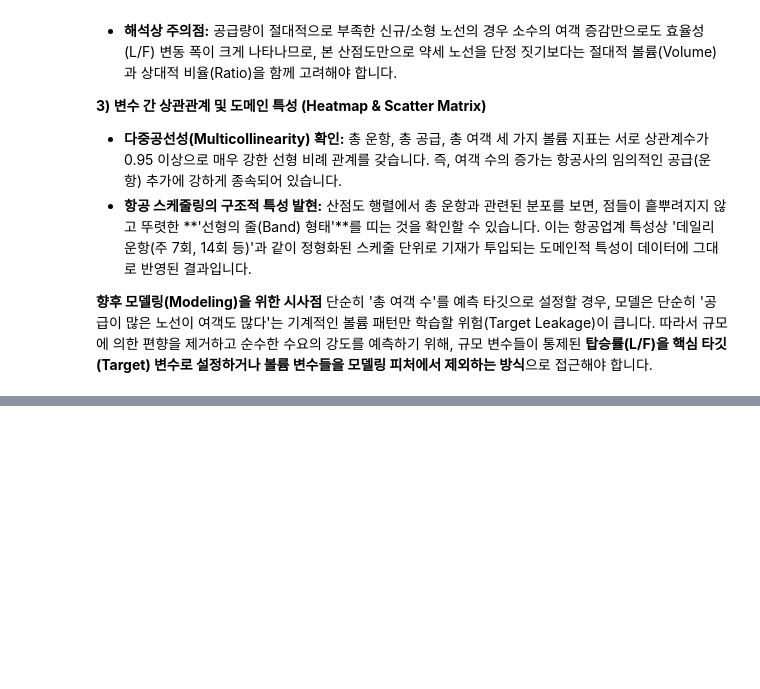
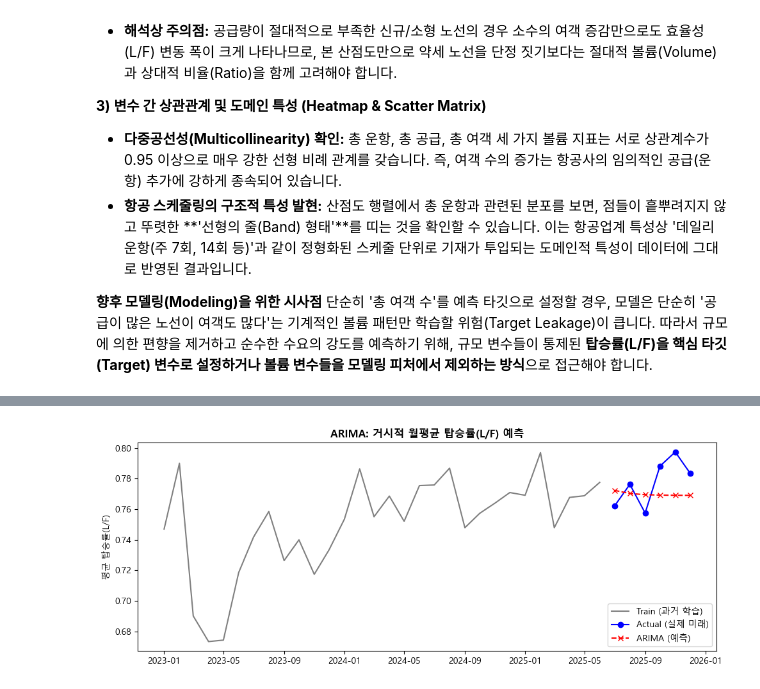
Before and after one commit to KM-DA/Data-Analysis, a Jupyter notebook: eda/eda.ipynb, the cells around one changed output, grey strips where cells are left out. Saved outputs shown, nothing was run; the diff lists cells and outputs as text; code cells hidden in the pictures; blank space fills up the shorter version.

Commit message:
modeling assess

```diff
--- a/eda/eda.ipynb
+++ b/eda/eda.ipynb
@@ -142,3 +142,101 @@ plt.show()
 
 **향후 모델링(Modeling)을 위한 시사점**
 단순히 '총 여객 수'를 예측 타깃으로 설정할 경우, 모델은 단순히 '공급이 많은 노선이 여객도 많다'는 기계적인 볼륨 패턴만 학습할 위험(Target Leakage)이 큽니다. 따라서 규모에 의한 편향을 제거하고 순수한 수요의 강도를 예측하기 위해, 규모 변수들이 통제된 **탑승률(L/F)을 핵심 타깃(Target) 변수로 설정하거나 볼륨 변수들을 모델링 피처에서 제외하는 방식**으로 접근해야 합니다.
+# %%
+# 1번 셀에서 이미 import한 pd, np, plt는 생략
+from statsmodels.tsa.arima.model import ARIMA
+from sklearn.tree import DecisionTreeRegressor       # 💡 배깅의 효과를 증명할 단일 트리 추가
+from sklearn.ensemble import RandomForestRegressor
+from xgboost import XGBRegressor
+
+print("=== [머신러닝 예측 모델링 시작] ===")
+
+def evaluate_model(y_true, y_pred):
+    rmse = np.sqrt(np.mean((y_true - y_pred)**2))
+    mae = np.mean(np.abs(y_true - y_pred))
+    ss_res = np.sum((y_true - y_pred)**2)
+    ss_tot = np.sum((y_true - np.mean(y_true))**2)
+    r2 = 1 - (ss_res / ss_tot)
+    return rmse, mae, r2
+
+df['Year'] = df['Date'].dt.year
+df['Month'] = df['Date'].dt.month
+
+# ===================================================================
+# [Model 1] ARIMA : 거시적(Macro) 전체 월평균 탑승률(L/F) 예측
+# ===================================================================
+print("\n▶ 1. ARIMA 모델 (전체 월평균 탑승률 추세 예측)")
+df_monthly = df.groupby('Date')['L/F'].mean().reset_index()
+df_monthly = df_monthly.sort_values('Date').set_index('Date')
+
+test_size = 6
+train_arima = df_monthly.iloc[:-test_size]
+test_arima = df_monthly.iloc[-test_size:]
+
+model_arima = ARIMA(train_arima['L/F'], order=(1,1,1))
+fitted_arima = model_arima.fit()
+pred_arima = fitted_arima.forecast(steps=len(test_arima))
+
+rmse_arima, mae_arima, _ = evaluate_model(test_arima['L/F'].values, pred_arima.values)
+print(f"- ARIMA RMSE: {rmse_arima:.4f} / MAE: {mae_arima:.4f}")
+
+fig1 = plt.figure(figsize=(10, 4))
+plt.plot(train_arima.index, train_arima['L/F'], label='Train (과거 학습)', color='gray')
+plt.plot(test_arima.index, test_arima['L/F'], label='Actual (실제 미래)', color='blue', marker='o')
+plt.plot(test_arima.index, pred_arima, color='red', linestyle='--', marker='x', label='ARIMA (예측)')
+plt.title('ARIMA: 거시적 월평균 탑승률(L/F) 예측', fontweight='bold')
+plt.ylabel('평균 탑승률(L/F)')
+plt.legend()
+plt.tight_layout()
+plt.show()
+
+# ===================================================================
+# [Model 2, 3, 4] ML 모델 (Decision Tree -> Bagging -> Boosting)
+# ===================================================================
+print("\n▶ 2. 미시적 예측 및 배깅(Bagging)의 분산 감소 효과 검증")
+
+# 💡 변수명 변경 요청 반영 (REGION_Encoded -> REGION_cate)
+df['REGION_cate'] = df['REGION'].astype('category').cat.codes
+
+ml_features = ['Year', 'Month', 'REGION_cate', '총 공급', '총 운항']
+target = 'L/F'
+
+split_date = df['Date'].max() - pd.DateOffset(months=test_size - 1)
+train_mask = df['Date'] < split_date
+test_mask = df['Date'] >= split_date
+
+X_train, y_train = df.loc[train_mask, ml_features], df.loc[train_mask, target]
+X_test, y_test = df.loc[test_mask, ml_features], df.loc[test_mask, target]
+
+print(f"- Train Data(과거): {len(X_train):,}건 | Test Data(미래): {len(X_test):,}건\n")
+
+# 1) 단일 의사결정나무 (Decision Tree) - 높은 편차(분산)의 원인
+dt = DecisionTreeRegressor(random_state=42)
+dt.fit(X_train, y_train)
+pred_dt = dt.predict(X_test)
+rmse_dt, _, r2_dt = evaluate_model(y_test.values, pred_dt)
+print(f"[단일 트리 (DT)] RMSE: {rmse_dt:.4f} | R2: {r2_dt:.4f} (과적합으로 인한 높은 편차)")
+
+# 2) Random Forest (Bagging) - 여러 트리의 평균으로 편차 감소 증명
+rf = RandomForestRegressor(n_estimators=100, random_state=42, n_jobs=-1)
+rf.fit(X_train, y_train)
+pred_rf = rf.predict(X_test)
+rmse_rf, _, r2_rf = evaluate_model(y_test.values, pred_rf)
+print(f"[랜덤포레스트 (RF)] RMSE: {rmse_rf:.4f} | R2: {r2_rf:.4f} (배깅을 통한 분산 대폭 감소!)")
+
+# 3) XGBoost (Boosting) - 순차적 오차 보정
+xgb = XGBRegressor(n_estimators=100, learning_rate=0.1, random_state=42, n_jobs=-1)
+xgb.fit(X_train, y_train)
+pred_xgb = xgb.predict(X_test)
+rmse_xgb, _, r2_xgb = evaluate_model(y_test.values, pred_xgb)
+print(f"[XGBoost 모델] RMSE: {rmse_xgb:.4f} | R2: {r2_xgb:.4f}")
+
+# XGBoost 변수 중요도 시각화
+feature_importances = pd.Series(xgb.feature_importances_, index=ml_features).sort_values(ascending=True)
+fig2 = plt.figure(figsize=(8, 4))
+feature_importances.plot(kind='barh', color='teal')
+plt.title('XGBoost 모델의 변수 중요도 (Feature Importances)', fontweight='bold')
+plt.xlabel('중요도 (Gini Importance)')
+plt.tight_layout()
+plt.show()
+# %% [output]
@@ -144,0 +247 @@ plt.show()
+[figure, added]
```
Also changed, not shown: parts of 2 cells of this notebook.
